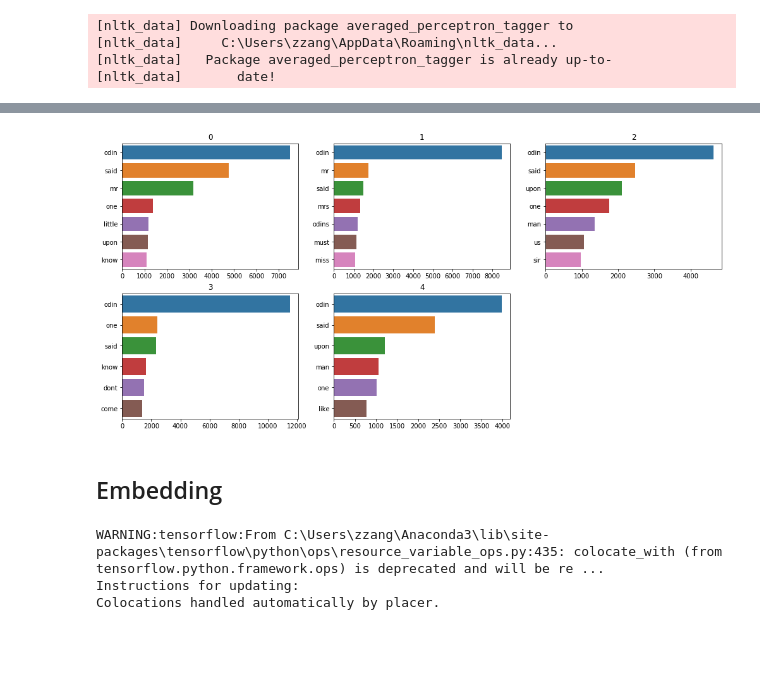
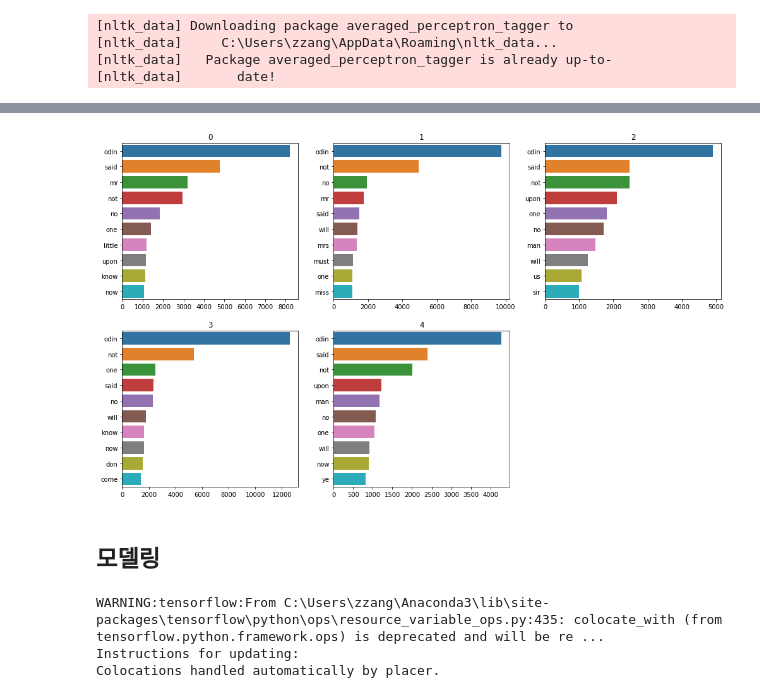
Before and after one commit to jewelry715/Authors, a Jupyter notebook: 소설작가 경진대회.ipynb, the cells around one changed output, grey strips where cells are left out. Saved outputs shown, nothing was run; the diff lists cells and outputs as text; code cells hidden in the pictures; blank space fills up the shorter version.

```diff
--- a/소설작가 경진대회.ipynb
+++ b/소설작가 경진대회.ipynb
@@ -259,29 +256,28 @@ for i in range(5):
 # %%
-fig=plt.figure(figsize=(17,8)) #전처리 한 상태에서 제일 많이 나온 단어
+fig=plt.figure(figsize=(17,10)) #전처리 한 상태에서 제일 많이 나온 단어
 rows=2
 cols=3
 def plot_top_non_stopwords_barchart(text):
-    stop=set(stopwords.words('english'))
     new=text.str.split()
     new=new.values.tolist()
-    corpus=[word for i in new for word in i]
+    corpus=[word for i in new for word in i if len(word)>1]
     counter=Counter(corpus)
     most=counter.most_common()
     x,y=[],[]
     for word,count in most[:10]:
-        if (word not in stop):
+        if (word not in stopwords):
             x.append(word)
             y.append(count)
     return x,y
 for i in range(5):
     x,y = plot_top_non_stopwords_barchart(train[train['author']==i]['text'])
     ax = fig.add_subplot(rows, cols, i+1)
     ax.set_title(i)
     sns.barplot(x=y,y=x)
 # %% [output]
-[figure, old version]
+[figure, new version]
 # %% [markdown]
-## Embedding
+## 모델링
 # %%
 x_train = np.array([x for x in train['text']])
 x_test = np.array([x for x in test['text']])
```
Also changed, not shown: parts of 15 cells of this notebook.
